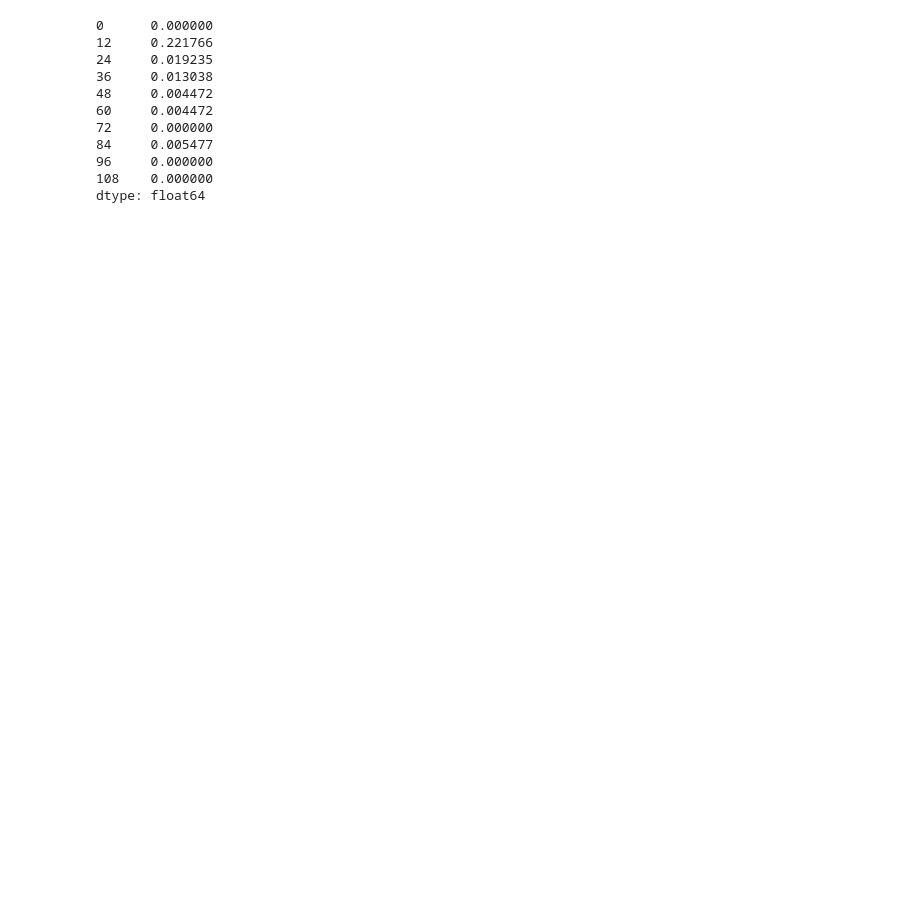
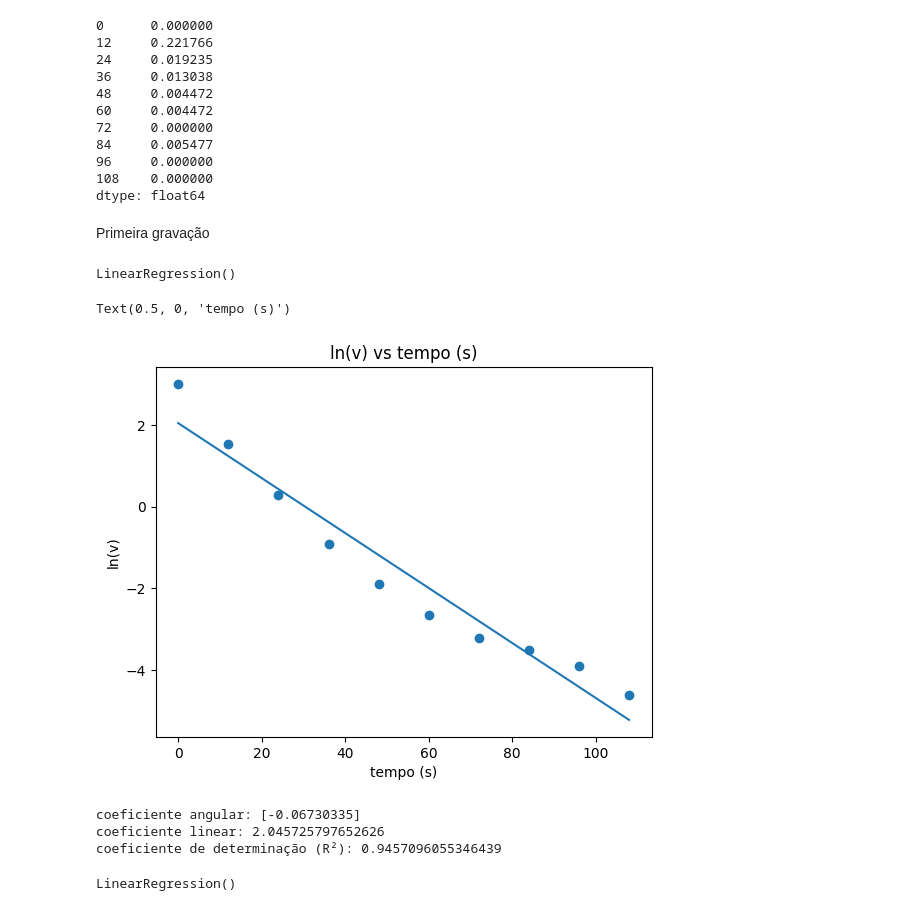
Before and after one commit to mickpires/primeiro-relat-rio, a Jupyter notebook: analise.ipynb, the cells around one changed output. Saved outputs shown, nothing was run; the diff lists cells and outputs as text; code cells hidden in the pictures; blank space fills up the shorter version.

```diff
--- a/analise.ipynb
+++ b/analise.ipynb
@@ -13,3 +14,4 @@ dados = pd.DataFrame({
                       index = [0,12,24,36,48,60,72,84,96,108])
 
 dados
+tempo = np.array([[0,12,24,36,48,60,72,84,96,108]]).T
@@ -53,3 +37,34 @@ dados.std(axis=1)
 96     0.000000
 108    0.000000
 dtype: float64
+# %% [markdown]
+Primeira gravação
+# %%
+model1 = LinearRegression()
+
+model1.fit(tempo,np.log(dados["primeira gravação"]))
+# %% [output]
+LinearRegression()
+# %%
+plt.scatter(tempo,np.log(dados["primeira gravação"]))
+plt.plot(tempo,model1.predict(tempo))
+plt.title("ln(v) vs tempo (s)")
+plt.ylabel("ln(v)")
+plt.xlabel("tempo (s)")
+# %% [output]
+Text(0.5, 0, 'tempo (s)')
+[figure, added]
+# %%
+print(f'coeficiente angular: {model1.coef_}')
+print(f'coeficiente linear: {model1.intercept_}')
+print(f'coeficiente de determinação (R²): {r2_score(np.log(dados["primeira gravação"]),model1.predict(tempo))}')
+# %% [output]
+coeficiente angular: [-0.06730335]
+coeficiente linear: 2.045725797652626
+coeficiente de determinação (R²): 0.9457096055346439
+# %%
+model = LinearRegression()
+logmedia = np.log(media)
+model.fit(tempo,logmedia)
+# %% [output]
+LinearRegression()
```
Also changed, not shown: parts of 7 cells of this notebook.
